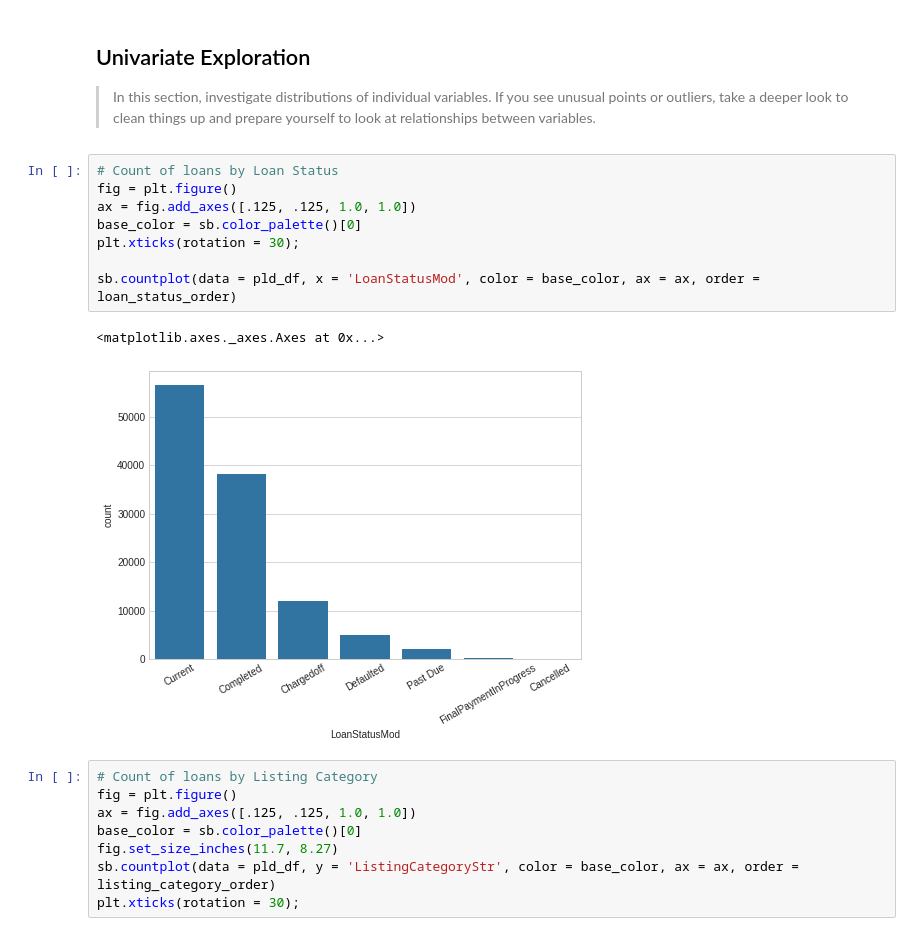
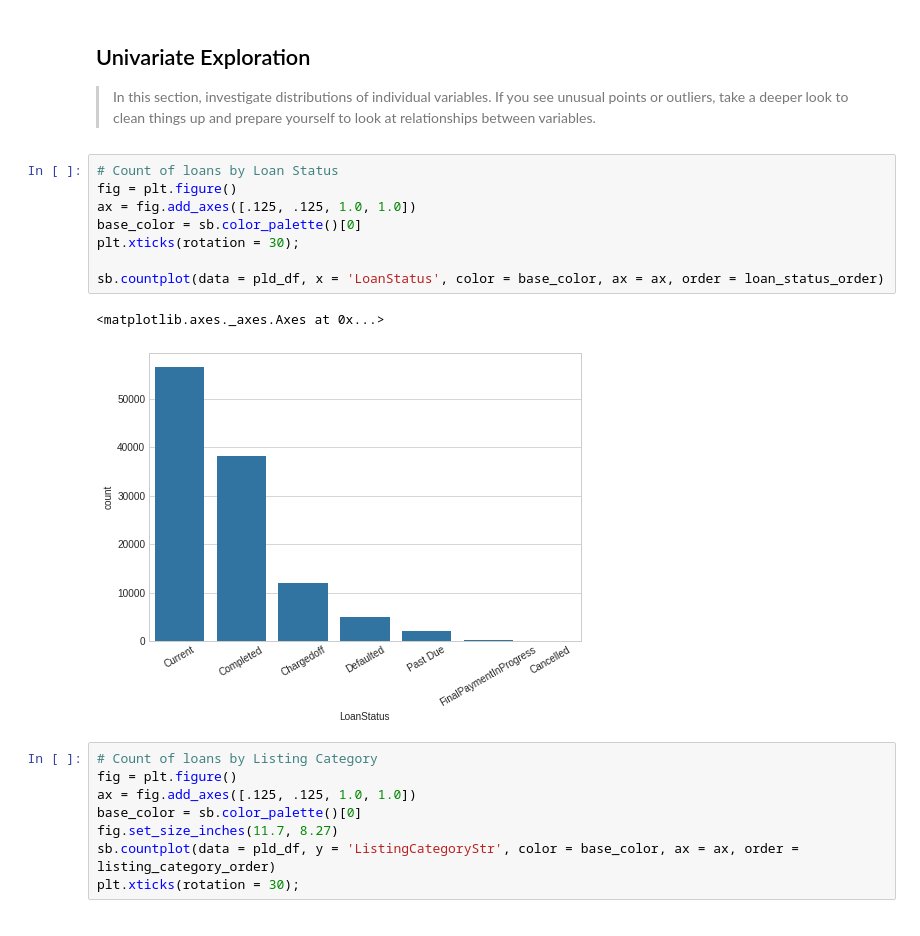
Before and after one commit to bthodla/danano, a Jupyter notebook: exploration_template.ipynb, the cells around one changed output. Cells and saved outputs as stored; diff of their text form.

```diff
--- a/exploration_template.ipynb
+++ b/exploration_template.ipynb
@@ -351,14 +356,14 @@ and prepare yourself to look at relationships between variables.
 # %%
 # Count of loans by Loan Status
 fig = plt.figure()
 ax = fig.add_axes([.125, .125, 1.0, 1.0])
 base_color = sb.color_palette()[0]
 plt.xticks(rotation = 30);
 
-sb.countplot(data = pld_df, x = 'LoanStatusMod', color = base_color, ax = ax, order = loan_status_order)
+sb.countplot(data = pld_df, x = 'LoanStatus', color = base_color, ax = ax, order = loan_status_order)
 # %% [output]
 <matplotlib.axes._axes.Axes at 0x...>
-[figure, old version]
+[figure, new version]
 # %%
 # Count of loans by Listing Category
 fig = plt.figure()
```
Also changed, not shown: parts of 6 cells of this notebook.
